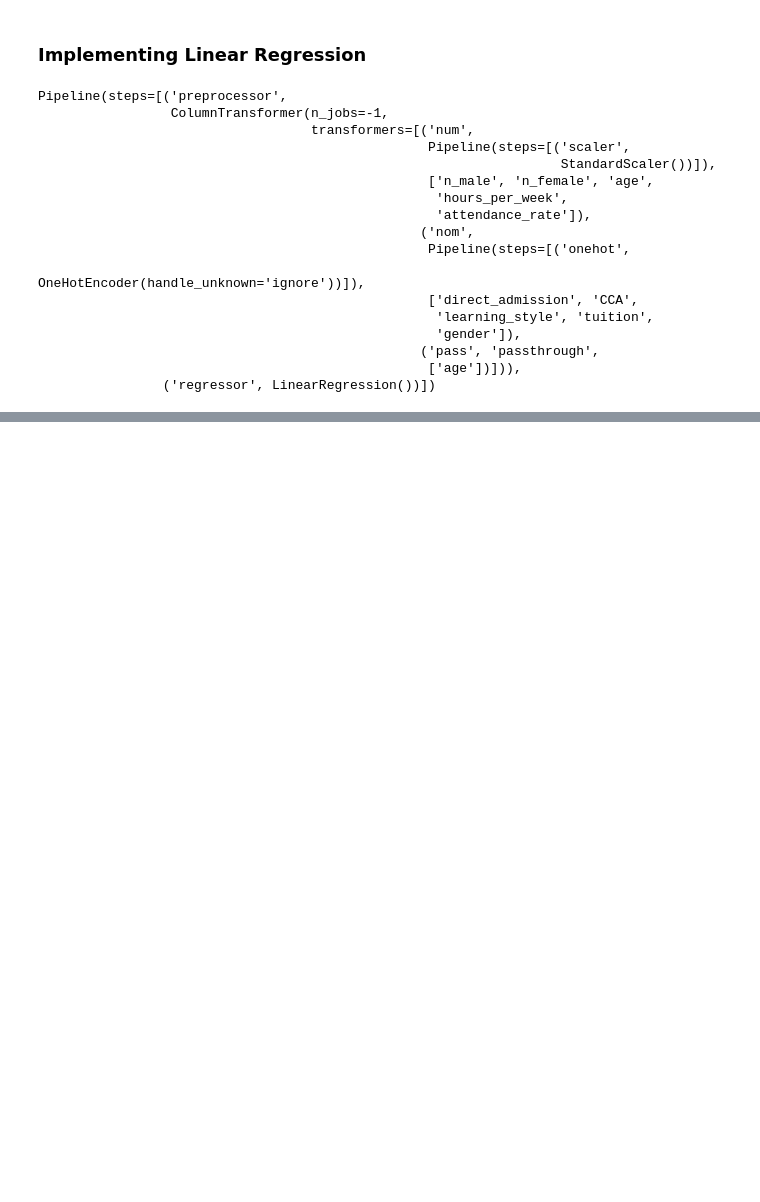
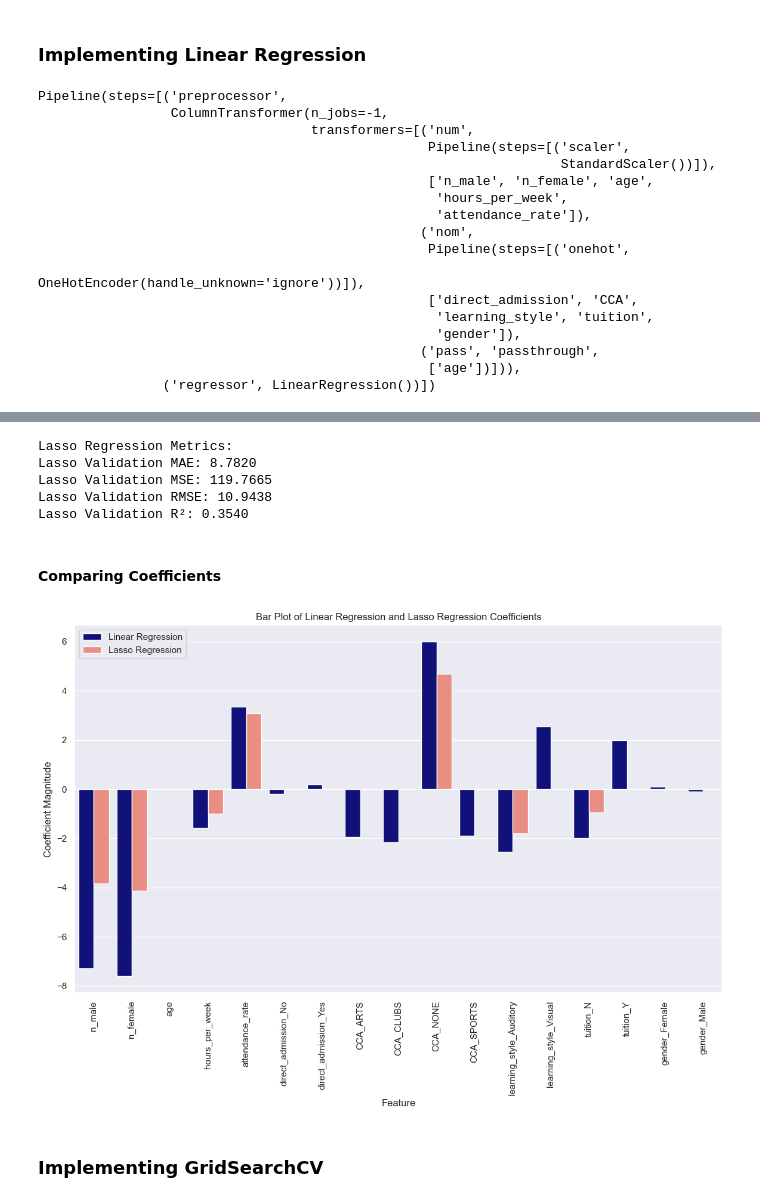
Before and after one commit to dingaroo/aiap_foundation_self_practice, a Jupyter notebook: eda.ipynb, the cells around one changed output, grey strips where cells are left out. Drawn from its saved outputs; the diff is of its cells as text; code cells hidden in the pictures; blank space fills up the shorter version.

```diff
--- a/eda.ipynb
+++ b/eda.ipynb
@@ -1073,0 +1213,71 @@ y_val_pred = lr_pipeline.predict(X_val)
+# %%
+from sklearn.linear_model import Lasso
+
+# Fit Lasso Regression with default alpha
+lasso_pipeline = Pipeline(steps=[
+    ('preprocessor', preprocessor),
+    ('regressor', Lasso(alpha=1))
+])
+lasso_pipeline.fit(X_train, y_train)
+
+# Predict on the validation set with Lasso Regression
+y_val_pred_lasso = lasso_pipeline.predict(X_val)
+
+# Calculate regression metrics for validation set with Lasso Regression
+val_mae_lasso = mean_absolute_error(y_val, y_val_pred_lasso)
+val_mse_lasso = mean_squared_error(y_val, y_val_pred_lasso)
+val_rmse_lasso = root_mean_squared_error(y_val, y_val_pred_lasso)  # RMSE is the square root of MSE
+val_r2_lasso = r2_score(y_val, y_val_pred_lasso)
+
+# Display the metrics for Lasso Regression
+print("Lasso Regression Metrics:")
+print(f"Lasso Validation MAE: {val_mae_lasso:,.4f}")
+print(f"Lasso Validation MSE: {val_mse_lasso:,.4f}")
+print(f"Lasso Validation RMSE: {val_rmse_lasso:,.4f}")
+print(f"Lasso Validation R²: {val_r2_lasso:,.4f}")
+# %% [output]
+Lasso Regression Metrics:
+Lasso Validation MAE: 8.7820
+Lasso Validation MSE: 119.7665
+Lasso Validation RMSE: 10.9438
+Lasso Validation R²: 0.3540
+# %% [markdown]
+#### Comparing Coefficients
+# %%
+# Extract the coefficients of the linear and lasso regression models
+lr_coefs = lr_pipeline.named_steps['regressor'].coef_
+lasso_coefs = lasso_pipeline.named_steps['regressor'].coef_
+
+# Extract feature names after preprocessing
+feature_names = (
+    numerical_features +
+    list(preprocessor.transformers_[1][1].named_steps['onehot'].get_feature_names_out(nominal_features)) +
+    # ordinal_features +
+    passthrough_features
+)
+
+# Create a DataFrame for plotting
+coef_df = pd.DataFrame({
+    'Feature': feature_names,
+    'Linear Regression': lr_coefs,
+    'Lasso Regression': lasso_coefs
+})
+
+# Melt the DataFrame to long format for seaborn
+coef_df = coef_df.melt(id_vars='Feature', var_name='Model', value_name='Coefficient')
+
+# Plotting the coefficients with seaborn
+plt.figure(figsize=(14, 8))
+sns.barplot(data=coef_df, x='Feature', y='Coefficient', hue='Model', palette=['darkblue', 'salmon'])
+
+plt.xlabel('Feature')
+plt.ylabel('Coefficient Magnitude')
+plt.title('Bar Plot of Linear Regression and Lasso Regression Coefficients')
+plt.xticks(rotation=90)
+plt.grid(True, axis='y')
+plt.legend(loc='upper left')
+plt.show()
+# %% [output]
+[figure, added]
+# %% [markdown]
+### Implementing GridSearchCV
```
Also changed, not shown: parts of 31 cells of this notebook, 7 other files.
